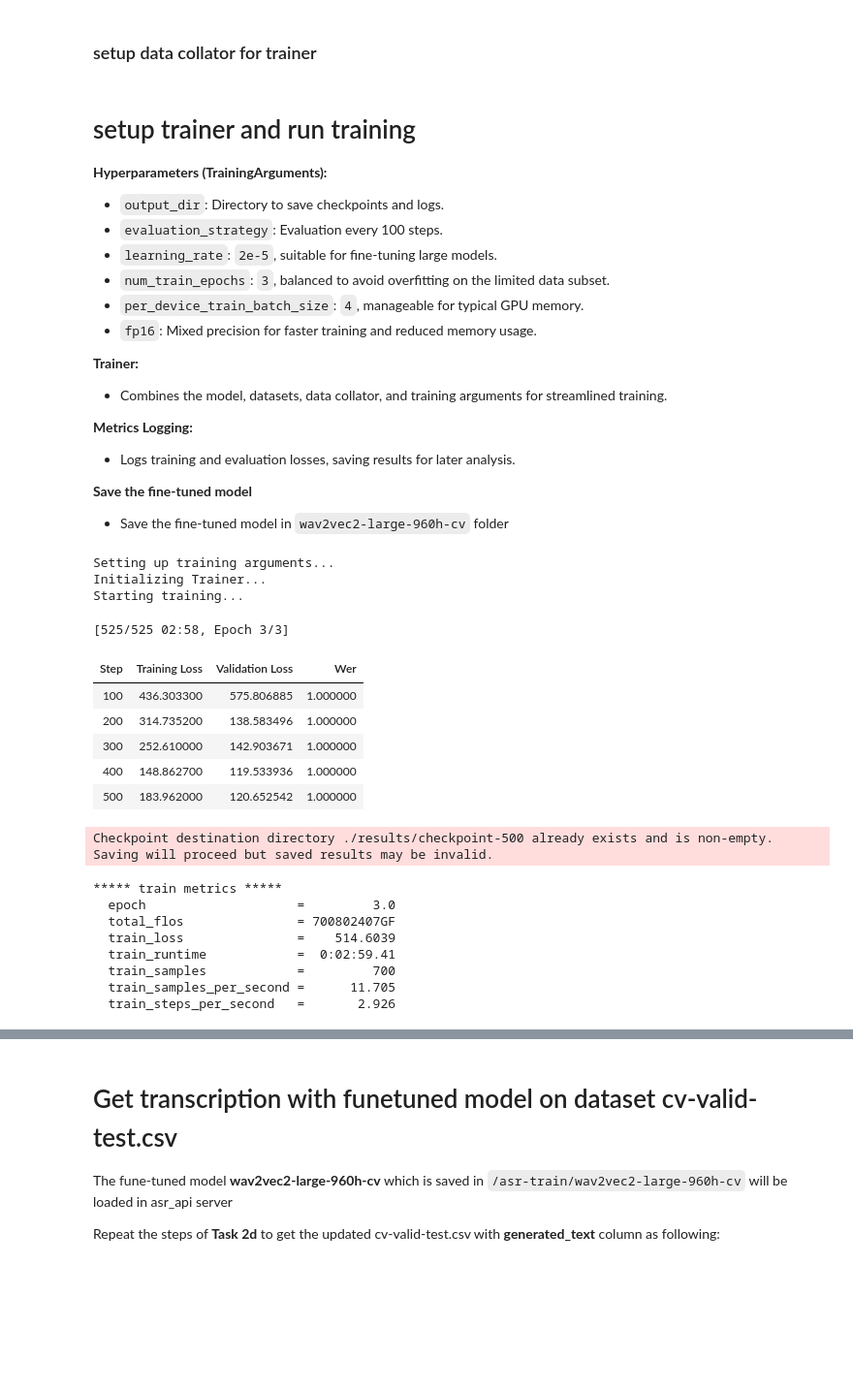
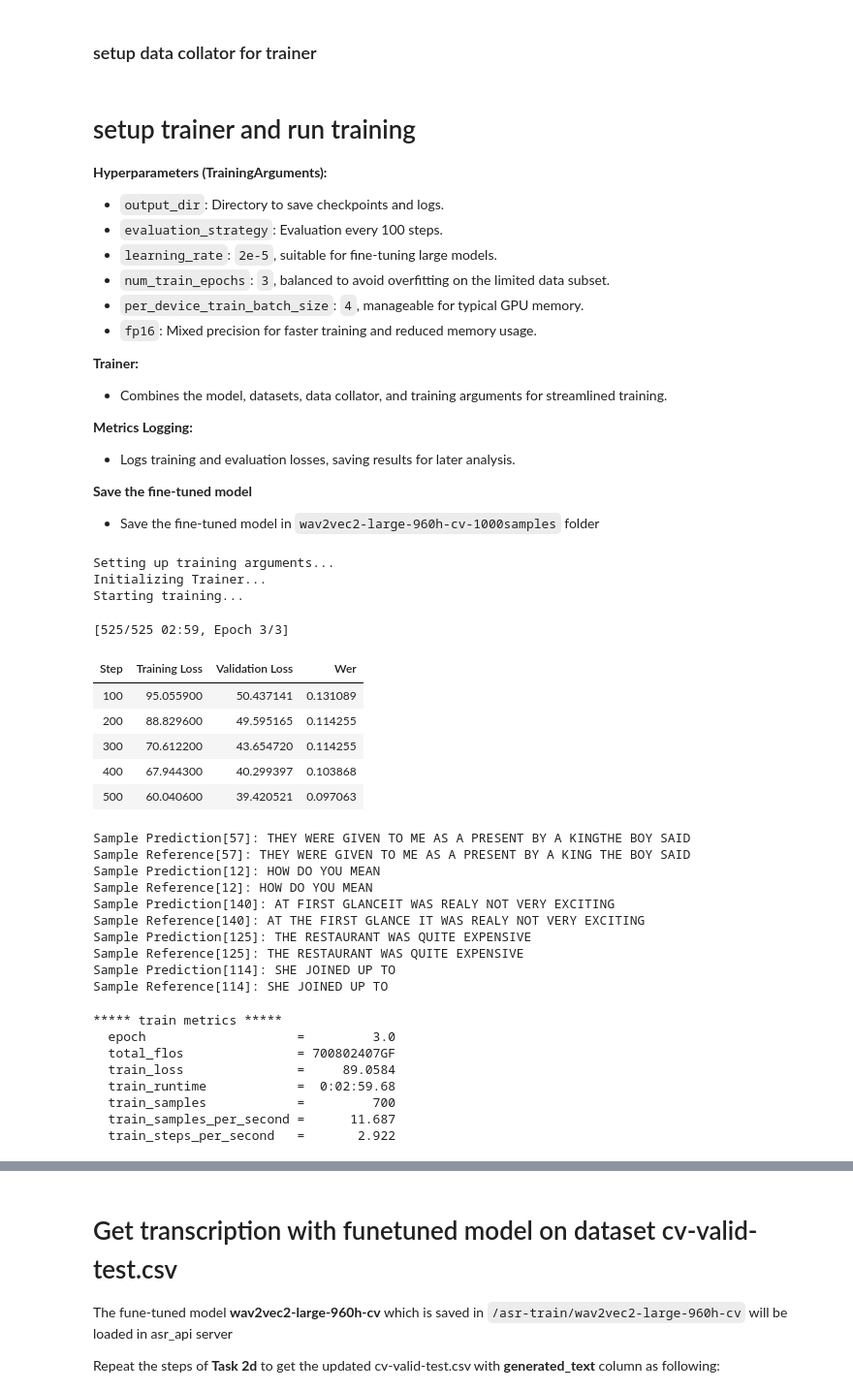
Before and after one commit to lgq-liao/JohnL-handsOn, a Jupyter notebook: asr-train/cv-train-2a.ipynb, the cells around one changed output, grey strips where cells are left out. Shown: that part at 97% size. Saved outputs shown, nothing was run; the diff lists cells and outputs as text; code cells hidden in the pictures; blank space fills up the shorter version.

```diff
--- a/asr-train/cv-train-2a.ipynb
+++ b/asr-train/cv-train-2a.ipynb
@@ -96,7 +96,7 @@ chars_to_ignore_regex = r'[\,\?\.\!\-\;\:\"]'
 # Text normalization function
 def normalize_text(batch):
     """Normalize text by removing special characters, converting to lowercase, and appending a space."""
-    batch["text"] = re.sub(chars_to_ignore_regex, '', batch["text"]).lower() + " "
+    batch["text"] = re.sub(chars_to_ignore_regex, '', batch["text"]).upper()
     return batch
 
 # Load the dataset
@@ -320,13 +320,13 @@ def compute_metrics(pred):
     pred_str = [pred_str[i] for i in valid_indices]
     label_str = [label_str[i] for i in valid_indices]
 
-    # # Log random predictions for debugging
-    # if pred_str and label_str:
-    #     random_index = random.randrange(len(pred_str))
-    #     print(f"Sample Prediction[{random_index}]: {pred_str[random_index]}")
-    #     print(f"Sample Reference[{random_index}]: {label_str[random_index]}")
-    # else:
-    #     raise ValueError("No valid labels to evaluate.")
+    # Log random predictions for debugging
+    if pred_str and label_str:
+        random_index = random.randrange(len(pred_str))
+        print(f"Sample Prediction[{random_index}]: {pred_str[random_index]}")
+        print(f"Sample Reference[{random_index}]: {label_str[random_index]}")
+    else:
+        raise ValueError("No valid labels to evaluate.")
 
     # Compute WER
     wer = metric.compute(predictions=pred_str, references=label_str)
@@ -349,7 +349,7 @@ def compute_metrics(pred):
 - Logs training and evaluation losses, saving results for later analysis.
 
 **Save the fine-tuned model**
-- Save the fine-tuned model in `wav2vec2-large-960h-cv` folder
+- Save the fine-tuned model in `wav2vec2-large-960h-cv-1000samples` folder
 # %%
 # Initialize data collator
 data_collator = DataCollatorCTCWithPadding(processor=processor)
@@ -374,49 +374,58 @@ training_args = TrainingArguments(
     push_to_hub=False
 )
 
 # Setup trainer
 print("Initializing Trainer...")
 trainer = Trainer(
     model=model,
     data_collator=data_collator,
     args=training_args,
     train_dataset=train_dataset,
     eval_dataset=val_dataset,
     tokenizer=processor,
     compute_metrics=compute_metrics
 )
 
 # Run training
 print("Starting training...")
 train_result = trainer.train()
-trainer.save_model()
+trainer.save_model("wav2vec2-large-960h-cv-1000samples")
 
 metrics = train_result.metrics
 metrics["train_samples"] = len(train_dataset)
 
 trainer.log_metrics("train", metrics)
 trainer.save_metrics("train", metrics)
 trainer.save_state()
 # %% [output]
 Setting up training arguments...
 Initializing Trainer...
 Starting training...
-[525/525 02:58, Epoch 3/3]
+[525/525 02:59, Epoch 3/3]
 | Step | Training Loss | Validation Loss | Wer |
-| 100 | 436.303300 | 575.806885 | 1.000000 |
-| 200 | 314.735200 | 138.583496 | 1.000000 |
-| 300 | 252.610000 | 142.903671 | 1.000000 |
-| 400 | 148.862700 | 119.533936 | 1.000000 |
-| 500 | 183.962000 | 120.652542 | 1.000000 |
+| 100 | 95.055900 | 50.437141 | 0.131089 |
+| 200 | 88.829600 | 49.595165 | 0.114255 |
+| 300 | 70.612200 | 43.654720 | 0.114255 |
+| 400 | 67.944300 | 40.299397 | 0.103868 |
+| 500 | 60.040600 | 39.420521 | 0.097063 |
-Checkpoint destination directory ./results/checkpoint-500 already exists and is non-empty. Saving will proceed but saved results may be invalid.
+Sample Prediction[57]: THEY WERE GIVEN TO ME AS A PRESENT BY A KINGTHE BOY SAID
+Sample Reference[57]: THEY WERE GIVEN TO ME AS A PRESENT BY A KING THE BOY SAID
+Sample Prediction[12]: HOW DO YOU MEAN
+Sample Reference[12]: HOW DO YOU MEAN
+Sample Prediction[140]: AT FIRST GLANCEIT WAS REALY NOT VERY EXCITING
+Sample Reference[140]: AT THE FIRST GLANCE IT WAS REALY NOT VERY EXCITING
+Sample Prediction[125]: THE RESTAURANT WAS QUITE EXPENSIVE
+Sample Reference[125]: THE RESTAURANT WAS QUITE EXPENSIVE
+Sample Prediction[114]: SHE JOINED UP TO
+Sample Reference[114]: SHE JOINED UP TO
 ***** train metrics *****
   epoch                    =         3.0
   total_flos               = 700802407GF
-  train_loss               =    514.6039
-  train_runtime            =  0:02:59.41
+  train_loss               =     89.0584
+  train_runtime            =  0:02:59.68
   train_samples            =         700
-  train_samples_per_second =      11.705
-  train_steps_per_second   =       2.926
+  train_samples_per_second =      11.687
+  train_steps_per_second   =       2.922
 # %% [markdown]
 # plot the training result
 
```
Also changed, not shown: parts of 5 cells of this notebook, 6 other files.
